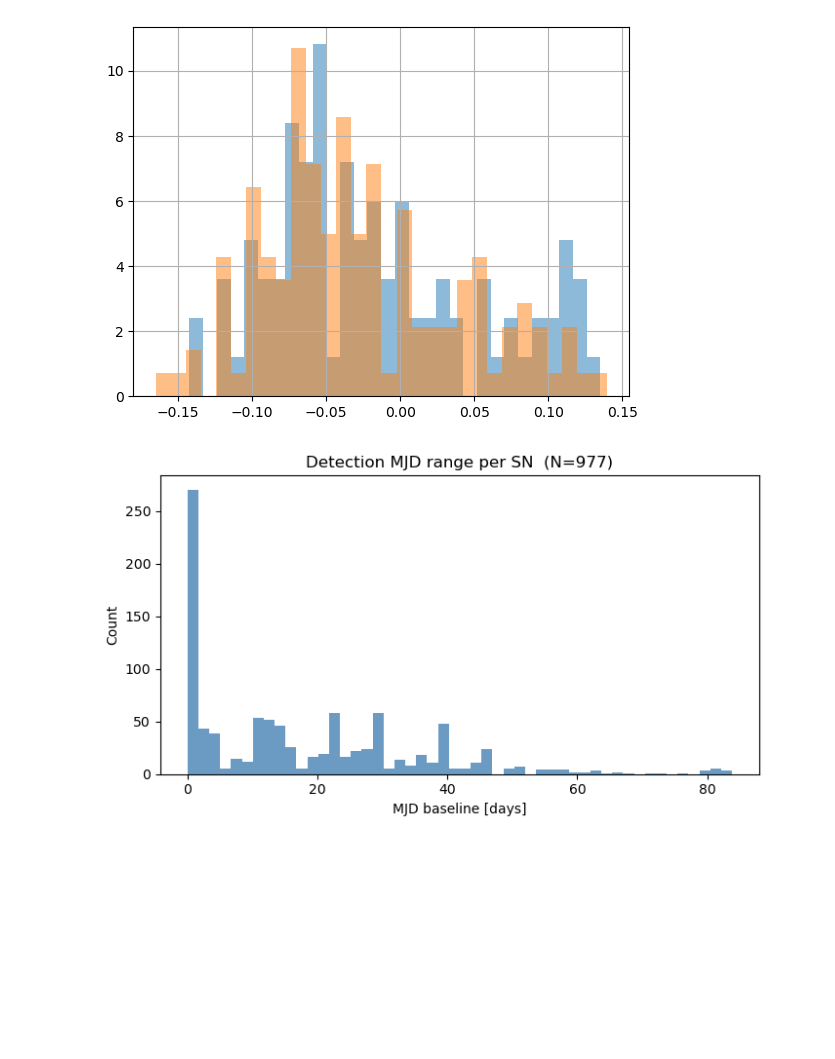
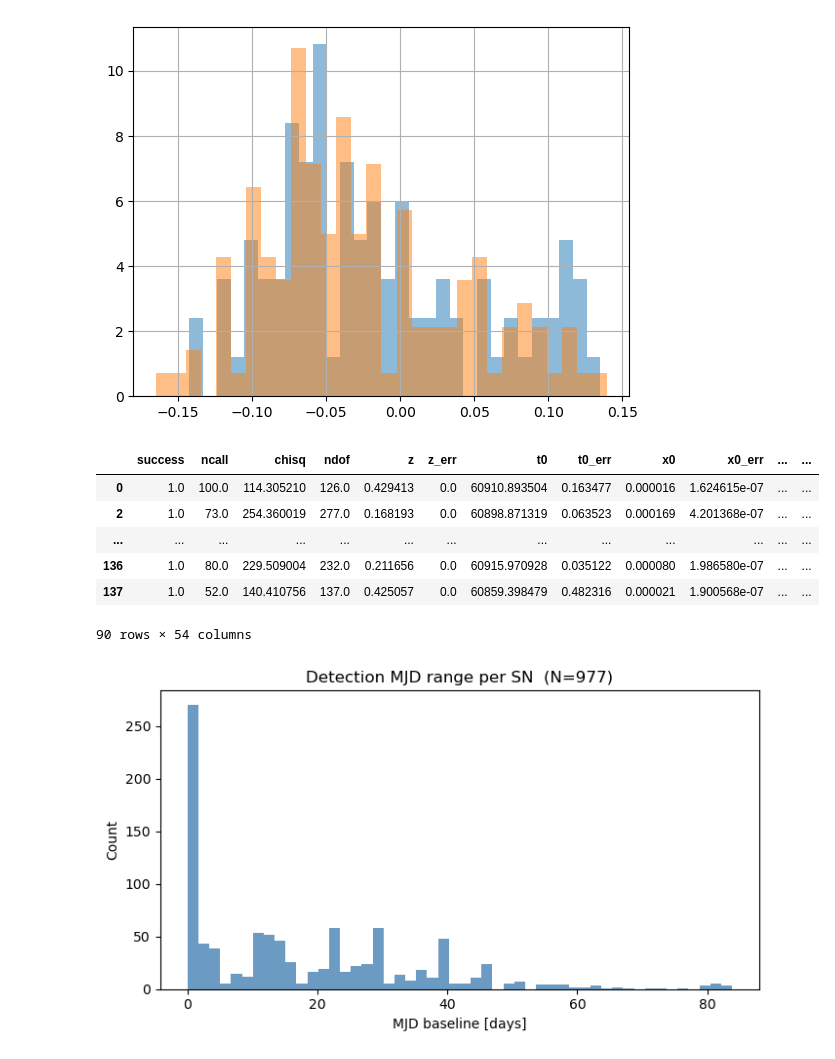
Before and after one commit to mi-dai/lightcurvelynx_rubin_dp2, a Jupyter notebook: dp2_sims_ddf.ipynb, the cells around one changed output. Cells and saved outputs as stored; diff of their text form; code cells hidden in the pictures; blank space fills up the shorter version.

```diff
--- a/dp2_sims_ddf.ipynb
+++ b/dp2_sims_ddf.ipynb
@@ -481,6 +479,16 @@ lightcurves_after_quality_cut.source_c.hist(bins=30,alpha=0.5,density=True)
 # %% [output]
 <Axes: >
 [figure]
+# %%
+result_df[saltparcuts]
+# %% [output]
+|  | success | ncall | chisq | ndof | z | z_err | t0 | t0_err | x0 | x0_err | ... | ... |
+| 0 | 1.0 | 100.0 | 114.305210 | 126.0 | 0.429413 | 0.0 | 60910.893504 | 0.163477 | 0.000016 | 1.624615e-07 | ... | ... |
+| 2 | 1.0 | 73.0 | 254.360019 | 277.0 | 0.168193 | 0.0 | 60898.871319 | 0.063523 | 0.000169 | 4.201368e-07 | ... | ... |
+| ... | ... | ... | ... | ... | ... | ... | ... | ... | ... | ... | ... | ... |
+| 136 | 1.0 | 80.0 | 229.509004 | 232.0 | 0.211656 | 0.0 | 60915.970928 | 0.035122 | 0.000080 | 1.986580e-07 | ... | ... |
+| 137 | 1.0 | 52.0 | 140.410756 | 137.0 | 0.425057 | 0.0 | 60859.398479 | 0.482316 | 0.000021 | 1.900568e-07 | ... | ... |
+90 rows × 54 columns
 # %%
 # MJD baseline (max - min) for all detections of each simulated SN
 mjd_flat = lightcurves_after_detection["lightcurve.mjd"]
```
Also changed, not shown: parts of 2 cells of this notebook.
